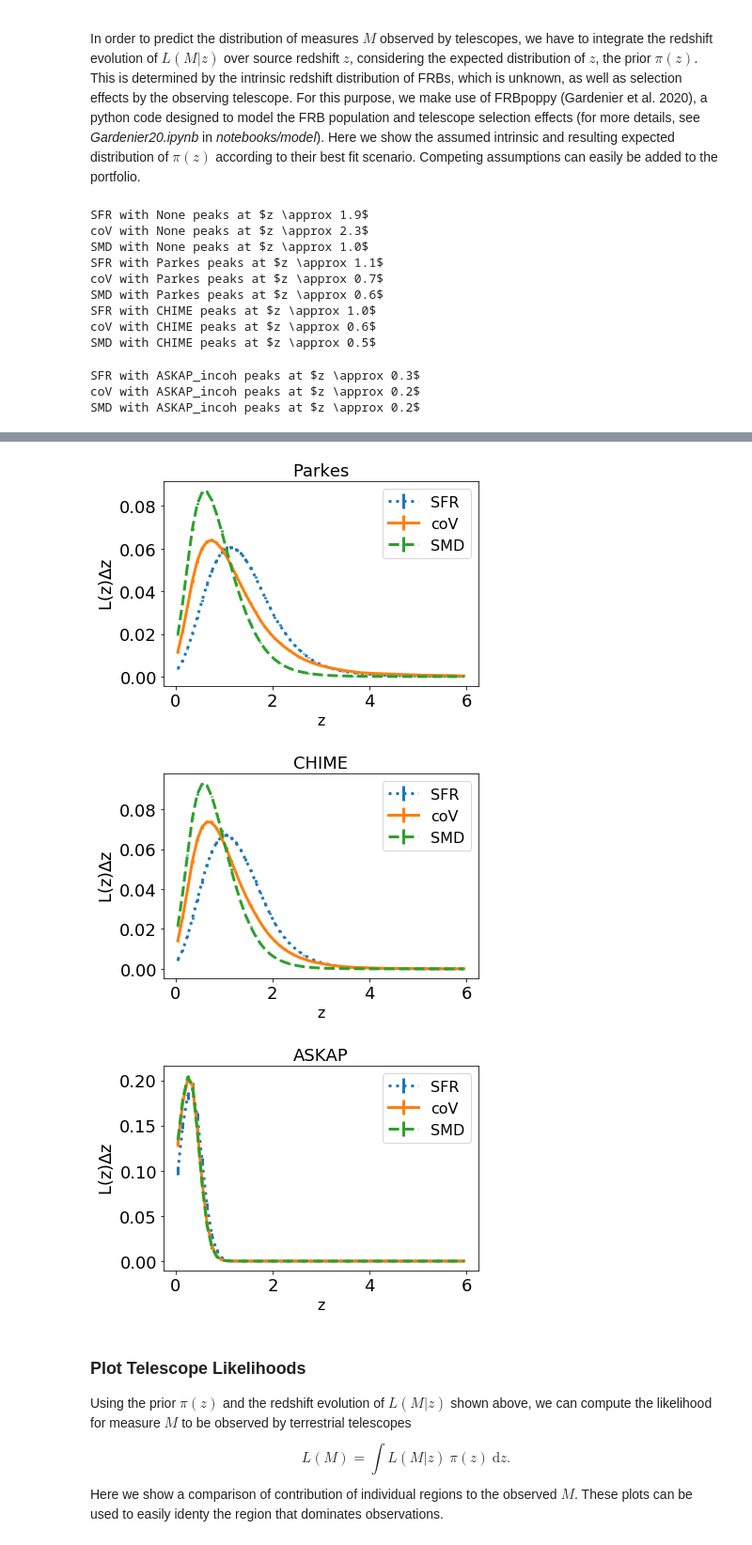
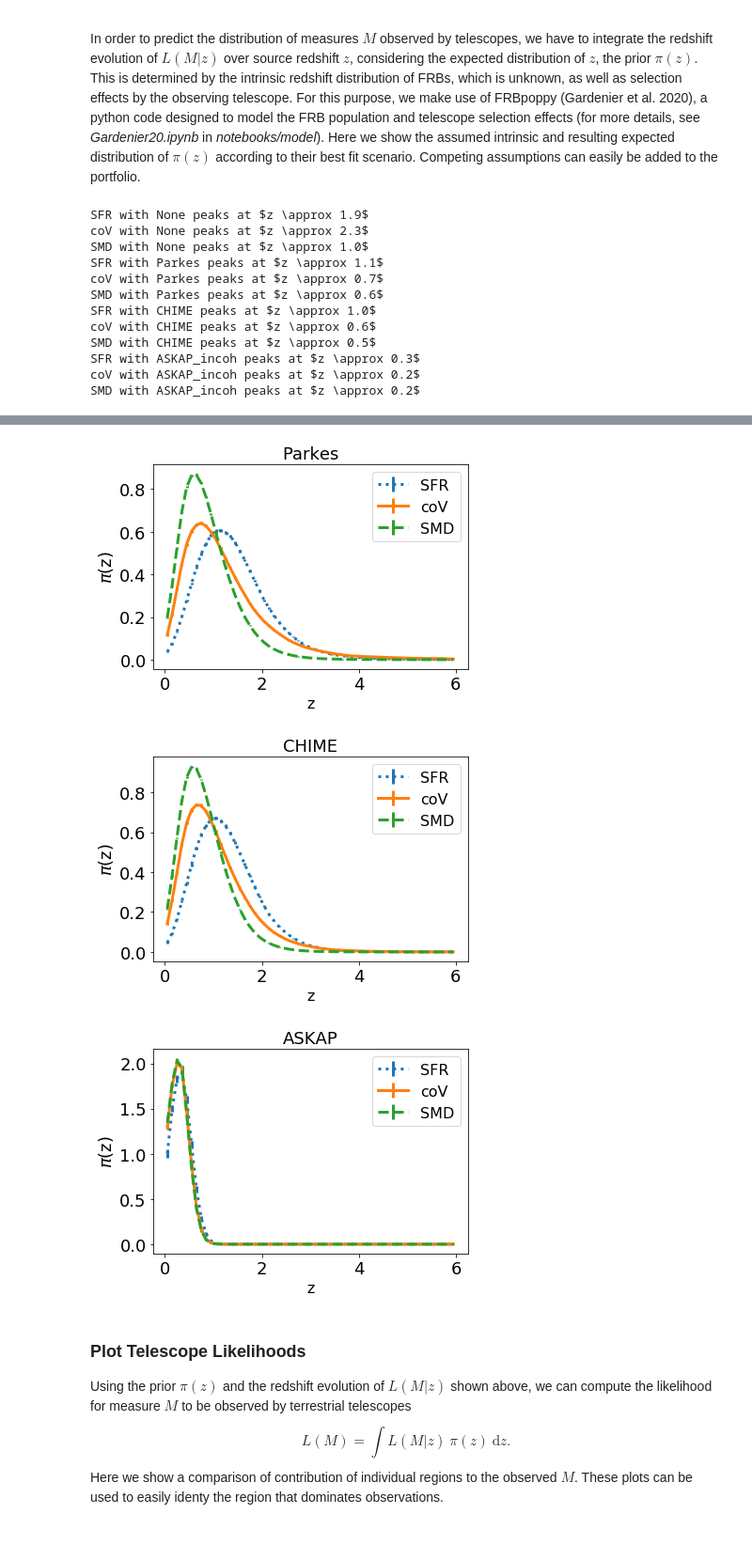
Before and after one commit to FRBs/PreFRBLE, a Jupyter notebook: notebooks/Likelihood.ipynb, the cells around one changed output, grey strips where cells are left out. Shown at 94% size. Drawn from its saved outputs; the diff is of its cells as text; code cells hidden in the pictures.

```diff
--- a/notebooks/Likelihood.ipynb
+++ b/notebooks/Likelihood.ipynb
@@ -60,12 +36,17 @@ The resulting "full" likelihood $L$ is such the equivalent of a single Monte-Car
 measure='RM'
 redshift = 0.1
 
+
 fig, ax = plt.subplots()
-PlotContributions(measure=measure, redshift=redshift, ax=ax, dev=True, **scenario_realistic)
 
-L = GetLikelihood_Full( measure=measure, redshift=redshift, dev=True, **scenario_realistic)
+## easily change the identifier of the scenario
+scenario_benchmark.redshift = redshift
 
-PlotLikelihood( *L, lw=3, ax=ax, label='Full' )
+L = GetLikelihood( measure, scenario_benchmark )
+
+PlotContributions( measure, scenario_benchmark, ax=ax )
+L.Plot( ax=ax, lw=3, label='Full')
+ax.loglog()
 ax.legend(fontsize=12)
 # %% [output]
 <matplotlib.legend.Legend at 0x...>
@@ -100,14 +83,18 @@ colors_teles[3] = 'c'
 for telescope, color in zip(teles, colors_teles):
     fig, ax = plt.subplots()
     for population, linestyle in zip( populations, linestyles_population ):
-        P, x, dev = GetLikelihood_Redshift( telescope=telescope, population=population, dev=True )
+        scenario = Scenario( population=population, telescope=telescope )
+        L = GetLikelihood( 'z', scenario )
+#        P, x, dev = GetLikelihood_Redshift( telescope=telescope, population=population, dev=True )
         if not telescope == 'None':
-            P, x = LikelihoodSmooth( P=P, x=x)
-        PlotLikelihood( P=P, x=x, dev=dev, label=population, log=True, density=False, measure='z', ax=ax, linestyle=linestyle, lw=3)
+            L.Smooth()
+#            P, x = LikelihoodSmooth( P=P, x=x)
+        L.Plot(ax=ax, label=Label(population), linestyle=linestyle, lw=3, density=True)
+#        PlotLikelihood( P=P, x=x, dev=dev, label=population, log=True, density=False, measure='z', ax=ax, linestyle=linestyle, lw=3)
 
         ## compute and print peak values
-        peak = np.where( P == P.max())
-        print( r"{} with {} peaks at $z \approx {:.1f}$".format(population, telescope, np.round(x[peak][0],2)) )
+        peak = np.where( L.Probability() == L.Probability().max())[0][0]
+        print( r"{} with {} peaks at $z \approx {:.1f}$".format(population, telescope, np.round(L.x[peak],2)) )
 
     ax.set_title( Label(telescope), fontsize=18 )
     ax.set_xscale('linear')
@@ -124,6 +111,6 @@ SMD with Parkes peaks at $z \approx 0.6$
 SFR with CHIME peaks at $z \approx 1.0$
 coV with CHIME peaks at $z \approx 0.6$
 SMD with CHIME peaks at $z \approx 0.5$
+SFR with ASKAP_incoh peaks at $z \approx 0.3$
+coV with ASKAP_incoh peaks at $z \approx 0.2$
+SMD with ASKAP_incoh peaks at $z \approx 0.2$
-SFR with ASKAP_incoh peaks at $z \approx 0.3$
-coV with ASKAP_incoh peaks at $z \approx 0.2$
-SMD with ASKAP_incoh peaks at $z \approx 0.2$
@@ -131,6 +118,6 @@ SMD with ASKAP_incoh peaks at $z \approx 0.2$
-[figure, old version]
+[figure, new version]
-[figure, old version]
+[figure, new version]
-[figure, old version]
+[figure, new version]
 # %% [markdown]
 ### Plot Telescope Likelihoods
 Using the prior $\pi(z)$ and the redshift evolution of $L(M|z)$ shown above, we can compute the likelihood for measure $M$ to be observed by terrestrial telescopes
```
Also changed, not shown: parts of 11 cells of this notebook, 18 other files.
